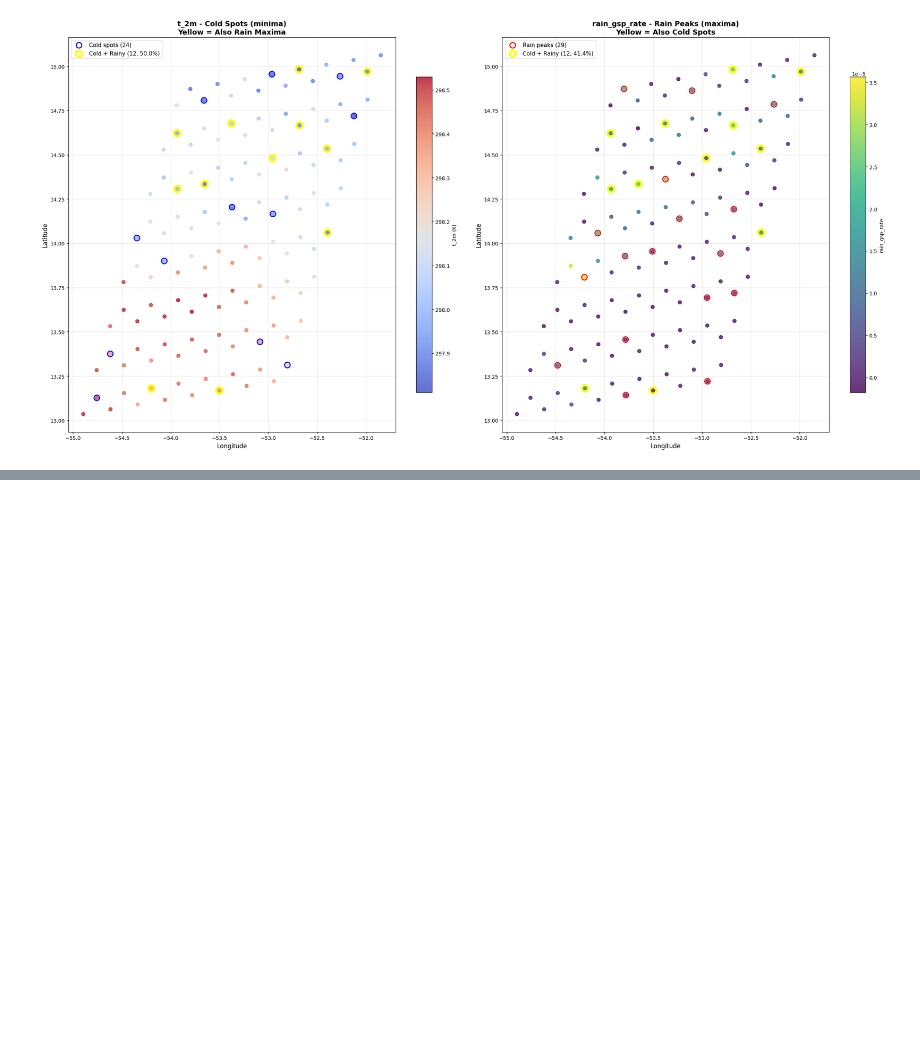
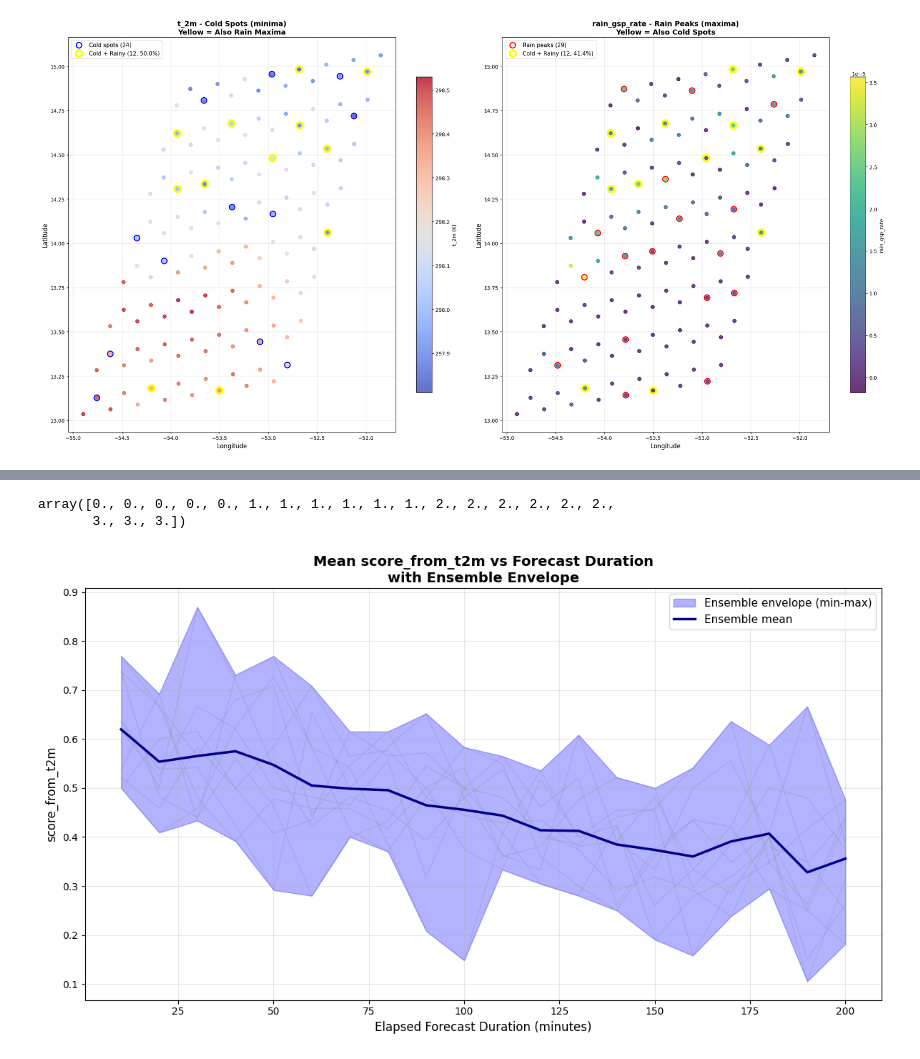
Before and after one commit to observingClouds/mllam-exps-ShCu, a Jupyter notebook: analysis/networkx-minima-example.ipynb, the cells around one changed output, grey strips where cells are left out. Saved outputs shown, nothing was run; the diff lists cells and outputs as text; code cells hidden in the pictures; blank space fills up the shorter version.

Commit message:
compute and viz precip/temp alignment stats

```diff
--- a/analysis/networkx-minima-example.ipynb
+++ b/analysis/networkx-minima-example.ipynb
@@ -455,0 +410,3 @@ plt.show()
+# %%
+metrics_ds = xr.open_dataset("../evals/precip_stats.nc")
+metrics_ds
@@ -455,0 +429,54 @@ plt.show()
+# %%
+elapsed_durations
+# %% [output]
+array([0., 0., 0., 0., 0., 1., 1., 1., 1., 1., 1., 2., 2., 2., 2., 2., 2.,
+       3., 3., 3.])
+# %%
+import matplotlib.pyplot as plt
+import numpy as np
+
+# Extract score_from_t2m
+score_data = metrics_ds['score_from_t2m']
+
+# Calculate mean across all dimensions except elapsed_forecast_duration and start_time
+mean_by_duration_and_starttime = score_data.mean(dim=[d for d in score_data.dims
+                                                        if d not in ['elapsed_forecast_duration', 'start_time']])
+
+# Calculate the ensemble mean across start_times
+ensemble_mean = mean_by_duration_and_starttime.mean(dim='start_time')
+
+# Calculate min/max envelope across start_times for each duration
+ensemble_min = mean_by_duration_and_starttime.min(dim='start_time')
+ensemble_max = mean_by_duration_and_starttime.max(dim='start_time')
+
+# Create the plot
+fig, ax = plt.subplots(figsize=(12, 7))
+
+# Convert elapsed_forecast_duration to hours (numeric)
+elapsed_durations = (ensemble_mean['elapsed_forecast_duration'].values.astype('timedelta64[m]').astype(float))
+
+# Plot ensemble envelope (shaded area)
+ax.fill_between(elapsed_durations, ensemble_min.values, ensemble_max.values,
+                alpha=0.3, color='blue', label='Ensemble envelope (min-max)')
+
+# Plot individual start_time curves (light gray)
+for start_time in mean_by_duration_and_starttime['start_time'].values:
+    ax.plot(elapsed_durations,
+            mean_by_duration_and_starttime.sel(start_time=start_time).values,
+            color='gray', alpha=0.2, linewidth=1)
+
+# Plot ensemble mean
+ax.plot(elapsed_durations, ensemble_mean.values,
+        color='darkblue', linewidth=2.5, label='Ensemble mean', zorder=5)
+
+# Formatting
+ax.set_xlabel('Elapsed Forecast Duration (minutes)', fontsize=12)
+ax.set_ylabel('score_from_t2m', fontsize=12)
+ax.set_title('Mean score_from_t2m vs Forecast Duration\nwith Ensemble Envelope',
+             fontsize=14, fontweight='bold')
+ax.grid(True, alpha=0.3)
+ax.legend(fontsize=11, loc='best')
+plt.tight_layout()
+plt.show()
+# %% [output]
+[figure, added]
```
Also changed, not shown: parts of 8 cells of this notebook, 1 other file.
